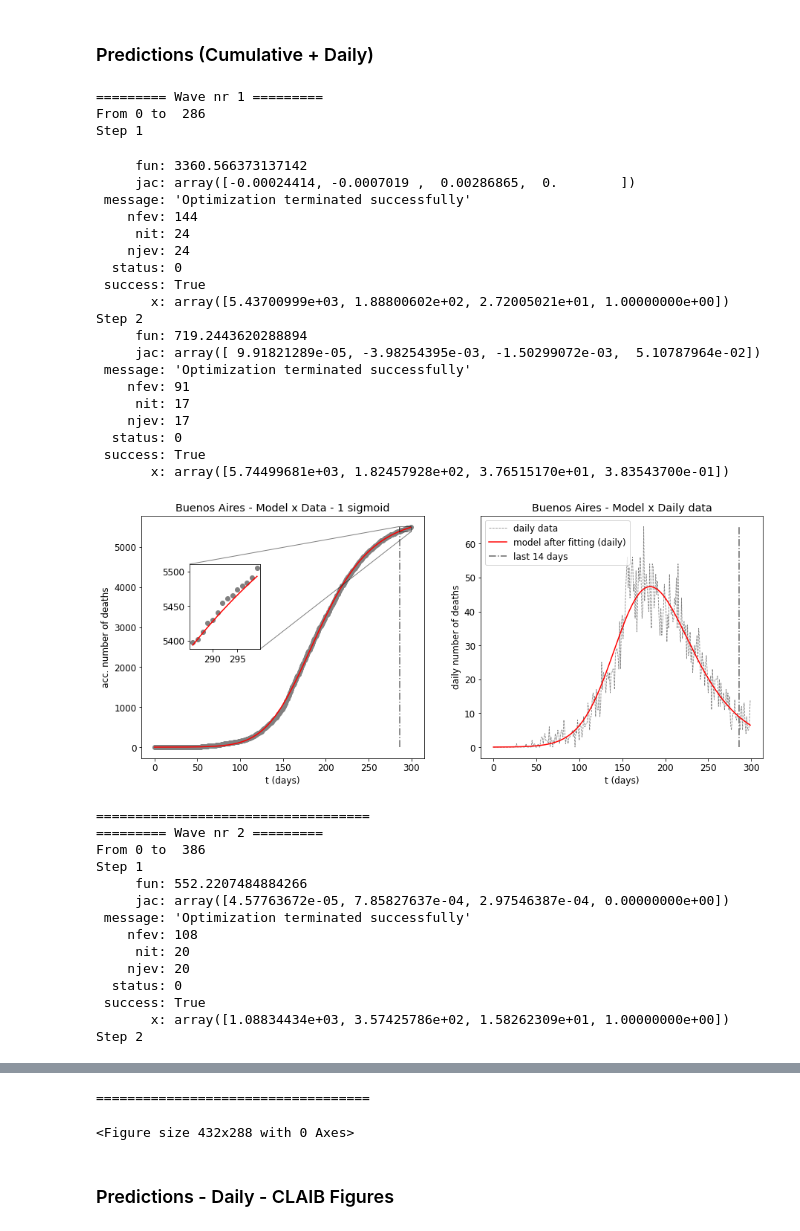
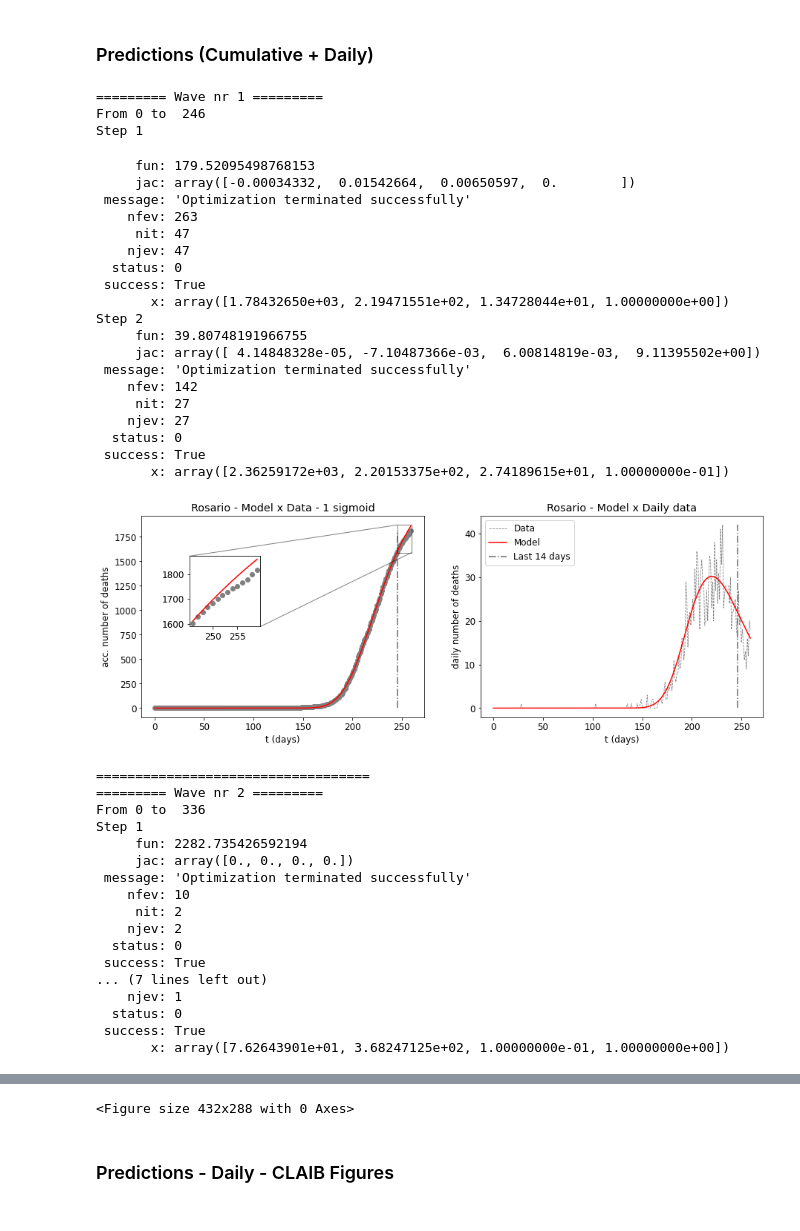
Before and after one commit to fpelogia/epid-models, a Jupyter notebook: claib.ipynb, the cells around one changed output, grey strips where cells are left out. Saved outputs shown, nothing was run; the diff lists cells and outputs as text; code cells hidden in the pictures.

```diff
--- a/claib.ipynb
+++ b/claib.ipynb
@@ -101,8 +101,8 @@ cons = [con1, con2, con3, con4]
 plt.rcParams.update({'font.size': 12})
 
 # Import data
-data = pd.read_csv("Datasets/buenos_aires_obitos.csv")
-city_name = 'Buenos Aires'
+data = pd.read_csv("Datasets/rosario_obitos.csv")
+city_name = 'Rosario'
 
 acc_data = data.cumulative_deceased
 normalized_acc_data = acc_data / max(acc_data)
@@ -114,9 +114,13 @@ daily_data = data.new_deceased.tolist()
 # Transition Points
 
 if city_name == 'Rosario':
-    x_nw = [295, 360, 515] # Manual Rosario
+    #x_nw = [295, 360, 515] # Manual Rosario
+    x_nw = [240, 340, 475] # start of deceleration
+    x_nw = [260, 350, 490] # start of deceleration
 elif city_name == 'Buenos Aires':
     x_nw = [300, 400, 520] # Manual Buenos Aires
+    #x_nw = [210, 370, 475] # start of deceleration
+    #x_nw = [250, 375, 505] # during deceleration
 elif city_name == 'Mendoza':
     x_nw = [315, 400, 510] # Manual Mendoza
 elif city_name == 'Córdoba':
@@ -125,7 +129,7 @@ else:
     x_nw = [300, 400, 520]
 
 fig, axs = plt.subplots(1, 2, figsize=(15,4))
-plt.suptitle('Fig.4: Visualizing the transition points')
+plt.suptitle(f'Transition Points - {city_name}')
 axs[0].vlines(x_nw, 0, max(acc_data), colors='dimgray', linestyles='dashdot', zorder=1, label="new wave transition")
 axs[0].plot(acc_data)
 axs[0].set_xlabel('t (days)')
@@ -135,5 +139,6 @@ axs[1].plot(filter_data(daily_data))
 axs[1].set_xlabel('t (days)')
 axs[1].set_ylabel('acc. number of deaths')
 plt.legend()
+plt.savefig(f'CLAIB/TP_{city_name}', facecolor='white', dpi=100)
 plt.show()
 # %% [output]
@@ -193,12 +198,12 @@ for i in range(len(x_nw)):
 
     # Plotting Model vs Data
 
-    fig, axs = plt.subplots(1, 2, figsize=[15,6])
+    fig, axs = plt.subplots(1, 2, figsize=[15,5])
     #plt.xlim(x_nw[i] - 7*(n_weeks_pred + 1), x_nw[i])
     axs[0].set_title(f'{city_name} - Model x Data - {n_sig} sigmoid{s}')
     axs[0].scatter(t[:n_days], acc_data[:n_days], label='Data', c='gray')
-    axs[0].vlines(n_days - 7*n_weeks_pred, 0, max(acc_data[:n_days]), colors='dimgray', linestyles='dashdot', zorder=1, label=f"last {7*n_weeks_pred} days")
-    axs[0].plot(y_m, label='Model after fitting', c='r')
+    axs[0].vlines(n_days - 7*n_weeks_pred, 0, max(acc_data[:n_days]), colors='dimgray', linestyles='dashdot', zorder=1, label=f"Last {7*n_weeks_pred} days")
+    axs[0].plot(y_m, label='Model', c='r')
     axs[0].set_xlabel('t (days)')
     axs[0].set_ylabel('acc. number of deaths')
     X_detail = t[n_days - 7*n_weeks_pred: n_days]
@@ -213,62 +218,65 @@ for i in range(len(x_nw)):
     #sub_axes.set_xticks(X_detail[0::3])
     axs[0].indicate_inset_zoom(sub_axes, edgecolor="black")
     #plt.savefig(f'output/Acc_{city_name}_{n_sig}_sig', facecolor='white', dpi=100)
 
 
     # Plotting Daily Data
 
     axs[1].set_title(f'{city_name} - Model x Daily data')
-    axs[1].plot(daily_data[:n_days], label="daily data", c='gray', lw=0.8, linestyle='dashed')
-    axs[1].plot(y_m_daily, label='model after fitting (daily)', c='r')
-    axs[1].vlines(n_days - 7*n_weeks_pred, 0, max(daily_data[:n_days]), colors='dimgray', linestyles='dashdot', zorder=1, label=f"last {7*n_weeks_pred} days")
+    axs[1].plot(daily_data[:n_days], label="Data", c='gray', lw=0.8, linestyle='dashed')
+    axs[1].plot(y_m_daily, label='Model', c='r')
+    axs[1].vlines(n_days - 7*n_weeks_pred, 0, max(daily_data[:n_days]), colors='dimgray', linestyles='dashdot', zorder=1, label=f"Last {7*n_weeks_pred} days")
     axs[1].set_xlabel('t (days)')
     axs[1].set_ylabel('daily number of deaths')
     axs[1].legend(loc=2) # upper left
-    # plt.savefig(f'output/Daily_{city_name}_{n_sig}_wave', facecolor='white', dpi=100)
+    plt.savefig(f'CLAIB/ACC_DAILY_{city_name}_{n_sig}_wave', facecolor='white', dpi=100)
     plt.show()
 
     n_sig += 1
     sig_params.append([A, tp, delta, nu])
     print(f'===================================')
 
 plt.tight_layout()
 #plt.savefig(f'output/Daily_{city_name}_2w_pred', facecolor='white', dpi=100)
 plt.show()
 # %% [output]
 ========= Wave nr 1 =========
-From 0 to  286
+From 0 to  246
 Step 1
-     fun: 3360.566373137142
-     jac: array([-0.00024414, -0.0007019 ,  0.00286865,  0.        ])
+     fun: 179.52095498768153
+     jac: array([-0.00034332,  0.01542664,  0.00650597,  0.        ])
  message: 'Optimization terminated successfully'
-    nfev: 144
-     nit: 24
-    njev: 24
+    nfev: 263
+     nit: 47
+    njev: 47
   status: 0
  success: True
-       x: array([5.43700999e+03, 1.88800602e+02, 2.72005021e+01, 1.00000000e+00])
+       x: array([1.78432650e+03, 2.19471551e+02, 1.34728044e+01, 1.00000000e+00])
 Step 2
-     fun: 719.2443620288894
-     jac: array([ 9.91821289e-05, -3.98254395e-03, -1.50299072e-03,  5.10787964e-02])
+     fun: 39.80748191966755
+     jac: array([ 4.14848328e-05, -7.10487366e-03,  6.00814819e-03,  9.11395502e+00])
  message: 'Optimization terminated successfully'
-    nfev: 91
-     nit: 17
-    njev: 17
+    nfev: 142
+     nit: 27
+    njev: 27
   status: 0
  success: True
-       x: array([5.74499681e+03, 1.82457928e+02, 3.76515170e+01, 3.83543700e-01])
+       x: array([2.36259172e+03, 2.20153375e+02, 2.74189615e+01, 1.00000000e-01])
-[figure, old version]
+[figure, new version]
 ===================================
 ========= Wave nr 2 =========
-From 0 to  386
+From 0 to  336
 Step 1
-     fun: 552.2207484884266
-     jac: array([4.57763672e-05, 7.85827637e-04, 2.97546387e-04, 0.00000000e+00])
+     fun: 2282.735426592194
+     jac: array([0., 0., 0., 0.])
  message: 'Optimization terminated successfully'
-    nfev: 108
-     nit: 20
-    njev: 20
+    nfev: 10
+     nit: 2
+    njev: 2
   status: 0
  success: True
-       x: array([1.08834434e+03, 3.57425786e+02, 1.58262309e+01, 1.00000000e+00])
-Step 2
+... (7 lines left out)
+    njev: 1
+  status: 0
+ success: True
+       x: array([7.62643901e+01, 3.68247125e+02, 1.00000000e-01, 1.00000000e+00])
@@ -309,5 +309,4 @@ Step 2
-===================================
+<Figure size 432x288 with 0 Axes>
-<Figure size 432x288 with 0 Axes>
 # %% [markdown]
 ### Predictions - Daily - CLAIB Figures
 # %%
```
Also changed, not shown: parts of 2 cells of this notebook, 27 other files.
